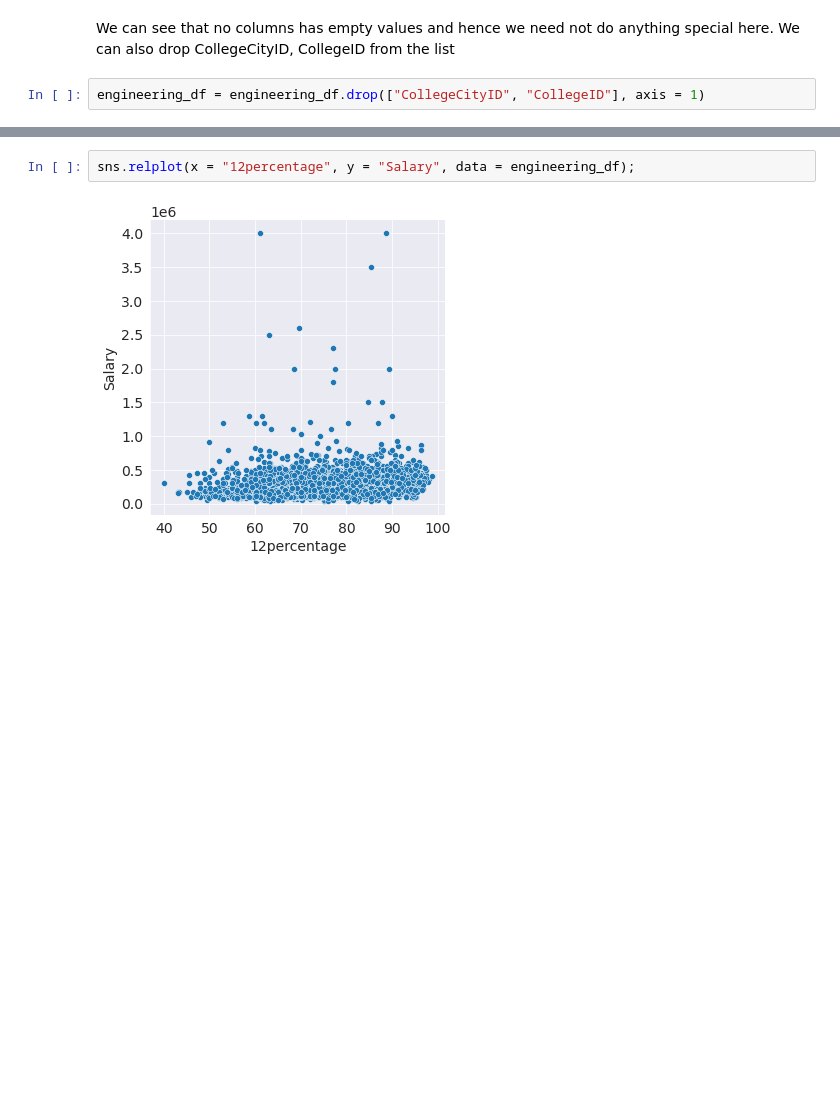
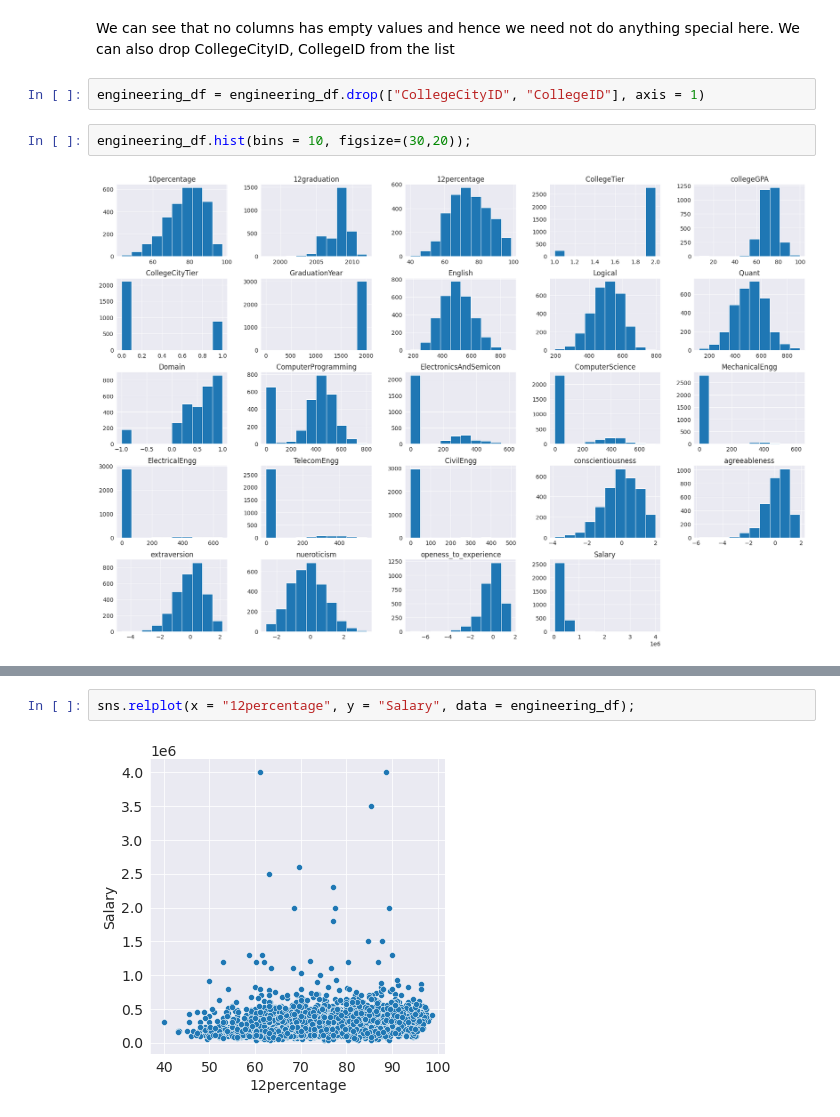
Before and after one commit to AMMLRepos/salary-prediction-engineering-graduates, a Jupyter notebook: Engineering_Graduates_Salary_Prediction.ipynb, the cells around one changed output, grey strips where cells are left out. Cells and saved outputs as stored; diff of their text form; blank space fills up the shorter version.

```diff
--- a/Engineering_Graduates_Salary_Prediction.ipynb
+++ b/Engineering_Graduates_Salary_Prediction.ipynb
@@ -240,3 +240,7 @@ memory usage: 773.0+ KB
 We can see that no columns has empty values and hence we need not do anything special here. We can also drop CollegeCityID, CollegeID from the list
 # %%
 engineering_df = engineering_df.drop(["CollegeCityID", "CollegeID"], axis = 1)
+# %%
+engineering_df.hist(bins = 10, figsize=(30,20));
+# %% [output]
+[figure, added]
```
Also changed, not shown: parts of 10 cells of this notebook.
